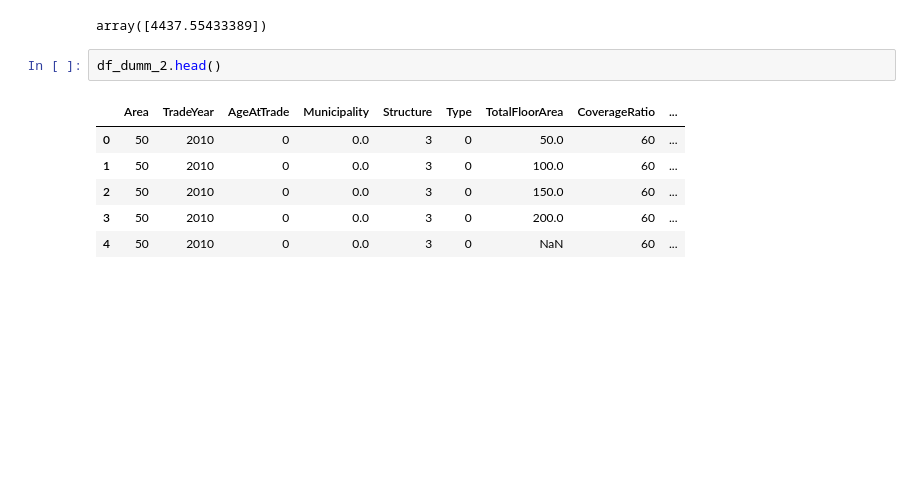
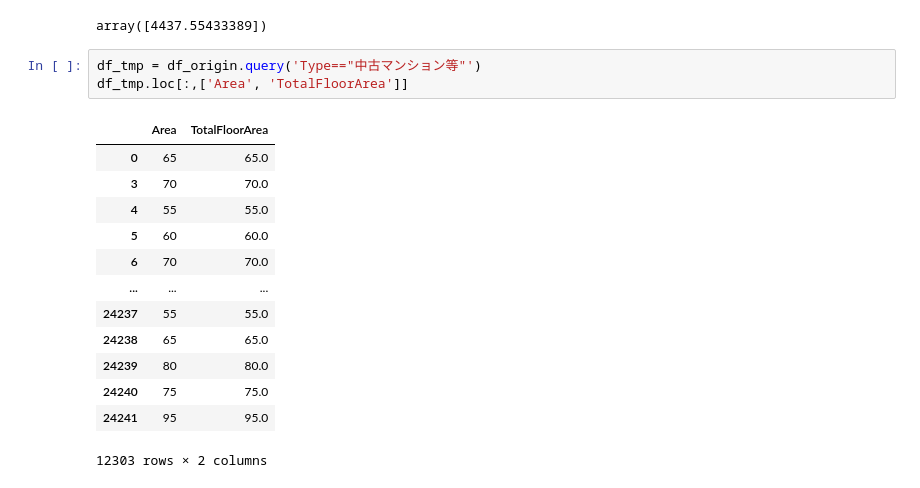
Before and after one commit to T-A0K1/real_estate_datas, a Jupyter notebook: data_analysis/statistic_analysis(LGBM).ipynb, the cells around one changed output. Saved outputs shown, nothing was run; the diff lists cells and outputs as text; blank space fills up the shorter version.

```diff
--- a/data_analysis/statistic_analysis(LGBM).ipynb
+++ b/data_analysis/statistic_analysis(LGBM).ipynb
@@ -260,12 +266,20 @@ df_test = pd.DataFrame([80,2020,10,100,80,200,32,3,0],
 model.predict(df_test)
 # %% [output]
 array([4437.55433389])
-# %%
-df_dumm_2.head()
-# %% [output]
-|  | Area | TradeYear | AgeAtTrade | Municipality | Structure | Type | TotalFloorArea | CoverageRatio | ... |
-| 0 | 50 | 2010 | 0 | 0.0 | 3 | 0 | 50.0 | 60 | ... |
-| 1 | 50 | 2010 | 0 | 0.0 | 3 | 0 | 100.0 | 60 | ... |
-| 2 | 50 | 2010 | 0 | 0.0 | 3 | 0 | 150.0 | 60 | ... |
-| 3 | 50 | 2010 | 0 | 0.0 | 3 | 0 | 200.0 | 60 | ... |
-| 4 | 50 | 2010 | 0 | 0.0 | 3 | 0 | NaN | 60 | ... |
+# %%
+df_tmp = df_origin.query('Type=="中古マンション等"')
+df_tmp.loc[:,['Area', 'TotalFloorArea']]
+# %% [output]
+|  | Area | TotalFloorArea |
+| 0 | 65 | 65.0 |
+| 3 | 70 | 70.0 |
+| 4 | 55 | 55.0 |
+| 5 | 60 | 60.0 |
+| 6 | 70 | 70.0 |
+| ... | ... | ... |
+| 24237 | 55 | 55.0 |
+| 24238 | 65 | 65.0 |
+| 24239 | 80 | 80.0 |
+| 24240 | 75 | 75.0 |
+| 24241 | 95 | 95.0 |
+12303 rows × 2 columns
```
Also changed, not shown: parts of 4 cells of this notebook, 3 other files.
